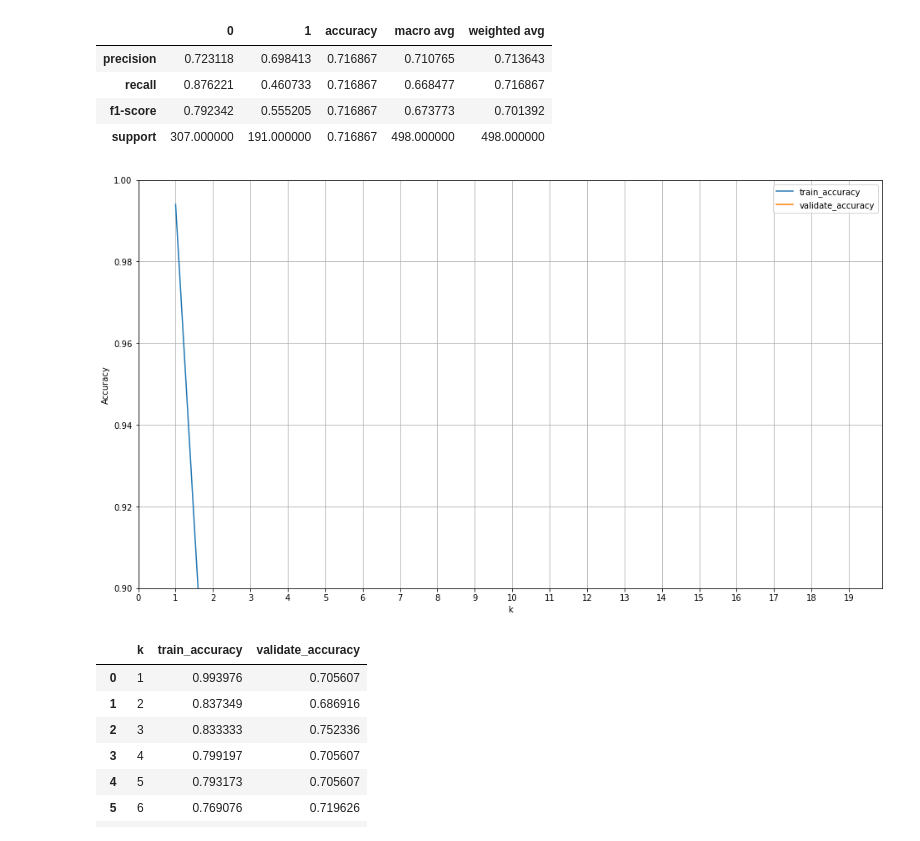
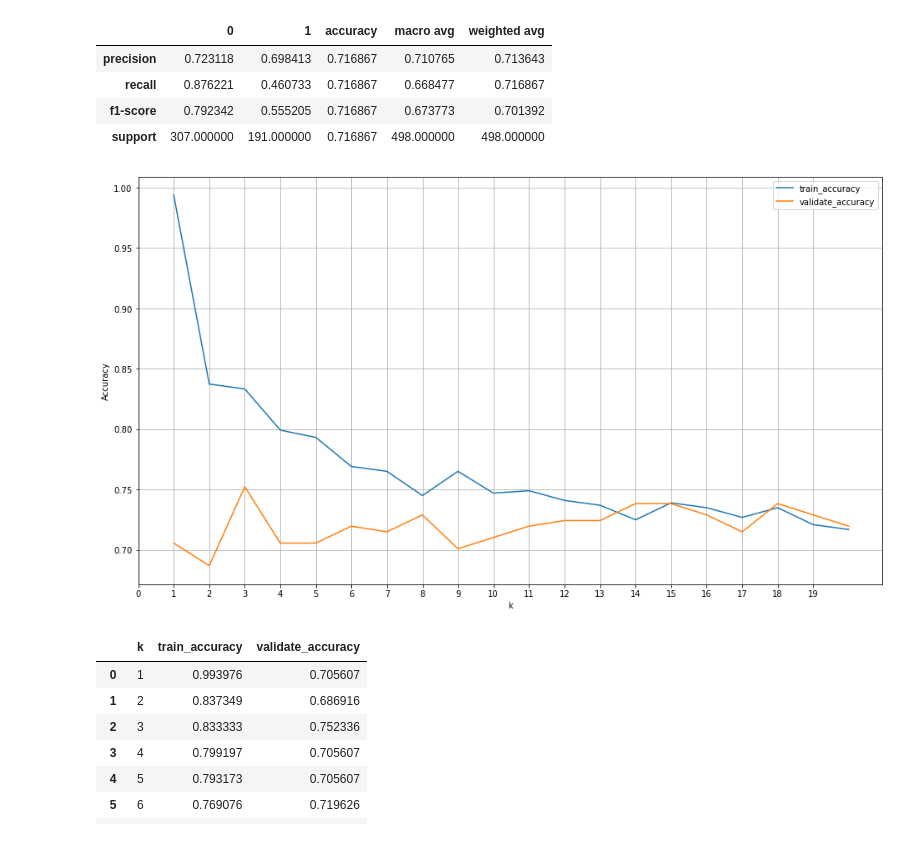
Before and after one commit to jamesallen0351/classification-exercises, a Jupyter notebook: model.ipynb, the cells around one changed output. Saved outputs shown, nothing was run; the diff lists cells and outputs as text; code cells hidden in the pictures.

```diff
--- a/model.ipynb
+++ b/model.ipynb
@@ -994,37 +1014,37 @@ pd.DataFrame(classification_report(y_train, y_pred, output_dict=True))
 metrics = []
 
 # loop through different values of k
-for k in range(1, 20):
+for k in range(1, 21):
 
     # define the thing
     knn = KNeighborsClassifier(n_neighbors=k)
 
-    # fit the thing (remmeber only fit on training data)
+    # fit the thing (remember only fit on training data)
     knn.fit(X_train, y_train)
 
     # use the thing (calculate accuracy)
     train_accuracy = knn.score(X_train, y_train)
     validate_accuracy = knn.score(X_validate, y_validate)
 
     output = {
         "k": k,
         "train_accuracy": train_accuracy,
         "validate_accuracy": validate_accuracy
     }
 
     metrics.append(output)
 
 # make a dataframe
 results = pd.DataFrame(metrics)
 
 # plot the data
 results.set_index('k').plot(figsize = (16,9))
-plt.ylim(0.90, 1)
+
 plt.ylabel('Accuracy')
 plt.xticks(np.arange(0,20,1))
 plt.grid()
 # %% [output]
-[figure, old version]
+[figure, new version]
 # %%
 results
 # %% [output]
```
Also changed, not shown: parts of 36 cells of this notebook.
